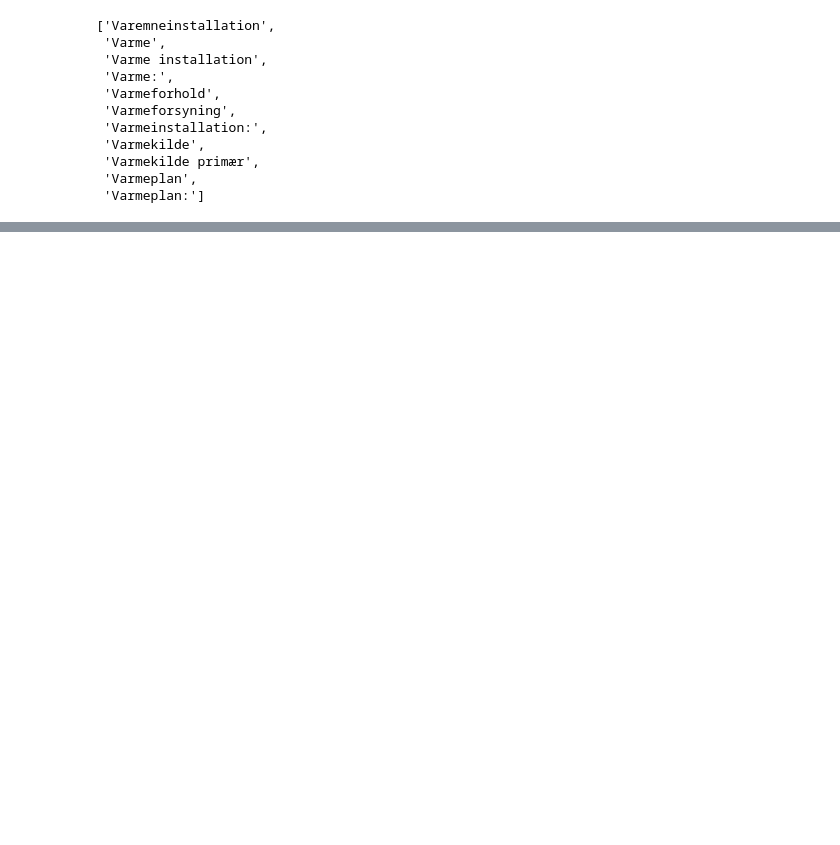
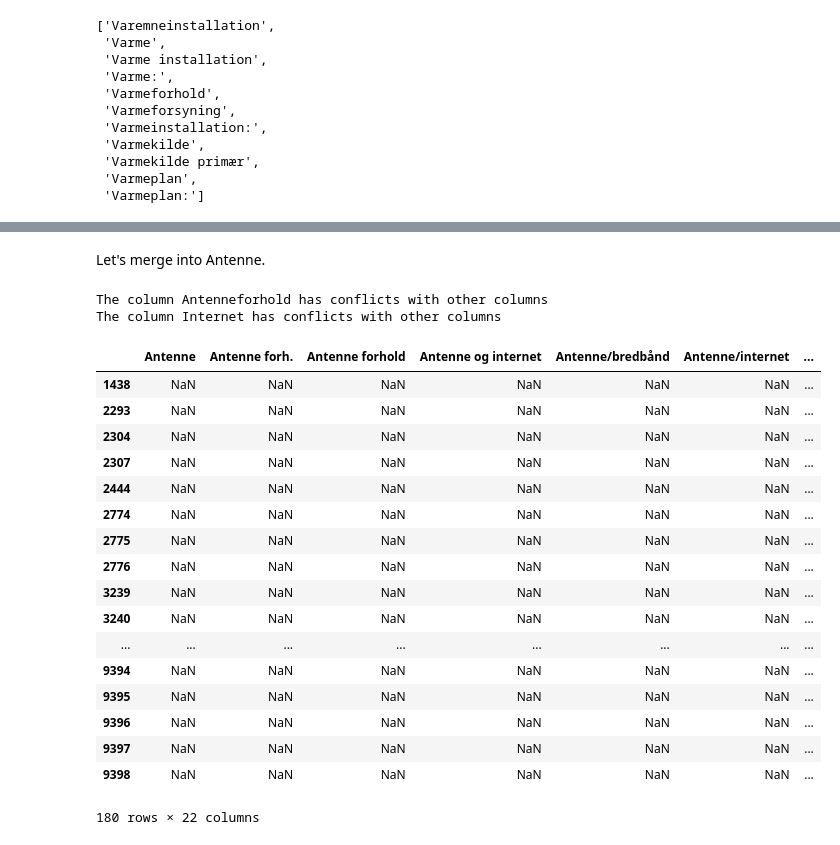
Before and after one commit to mbroend/predicting-home-prices, a Jupyter notebook: Data Wrangling.ipynb, the cells around one changed output, grey strips where cells are left out. Cells and saved outputs as stored; diff of their text form; code cells hidden in the pictures; blank space fills up the shorter version.

Commit message:
Finished cleaning data!

```diff
--- a/Data Wrangling.ipynb
+++ b/Data Wrangling.ipynb
@@ -1535,0 +1513,3 @@ KeyError: "['Varemneinstallation' 'Varme' 'Varme installation' 'Varme:'\n 'Varme
+# %%
+sewer_cols = df_clean.columns.tolist()[-17:-12]
+sewer_cols
@@ -1535,0 +1559,6 @@ KeyError: "['Varemneinstallation' 'Varme' 'Varme installation' 'Varme:'\n 'Varme
+# %%
+sewer_cols.remove('Kloak')
+# %%
+df_clean.drop(axis = 1, columns = sewer_cols, inplace = True)
+df_clean.rename(columns = {"Kloak": "Sewers"}, inplace = True)
+df_clean.head()
@@ -1535,0 +1574,6 @@ KeyError: "['Varemneinstallation' 'Varme' 'Varme installation' 'Varme:'\n 'Varme
+# %%
+antenna_cols = df_clean.columns.tolist()[22:-35]
+antenna_cols.extend(df_clean.columns.tolist()[52:-13])
+antenna_cols.append('Anetenneforhold')
+antenna_cols.append('Bredbånd')
+antenna_cols
@@ -1535,0 +1638,28 @@ KeyError: "['Varemneinstallation' 'Varme' 'Varme installation' 'Varme:'\n 'Varme
+# %% [markdown]
+Let's merge into Antenne.
+# %%
+merge_columns(df_clean, antenna_cols, 'Antenne')
+# %% [output]
+The column Antenneforhold has conflicts with other columns
+The column Internet has conflicts with other columns
+# %%
+df_clean[~df_clean['Antenneforhold'].isnull()][antenna_cols]
+# %% [output]
+|  | Antenne | Antenne forh. | Antenne forhold | Antenne og internet | Antenne/bredbånd | Antenne/internet | ... |
+| 1438 | NaN | NaN | NaN | NaN | NaN | NaN | ... |
+| 2293 | NaN | NaN | NaN | NaN | NaN | NaN | ... |
+| 2304 | NaN | NaN | NaN | NaN | NaN | NaN | ... |
+| 2307 | NaN | NaN | NaN | NaN | NaN | NaN | ... |
+| 2444 | NaN | NaN | NaN | NaN | NaN | NaN | ... |
+| 2774 | NaN | NaN | NaN | NaN | NaN | NaN | ... |
+| 2775 | NaN | NaN | NaN | NaN | NaN | NaN | ... |
+| 2776 | NaN | NaN | NaN | NaN | NaN | NaN | ... |
+| 3239 | NaN | NaN | NaN | NaN | NaN | NaN | ... |
+| 3240 | NaN | NaN | NaN | NaN | NaN | NaN | ... |
+| ... | ... | ... | ... | ... | ... | ... | ... |
+| 9394 | NaN | NaN | NaN | NaN | NaN | NaN | ... |
+| 9395 | NaN | NaN | NaN | NaN | NaN | NaN | ... |
+| 9396 | NaN | NaN | NaN | NaN | NaN | NaN | ... |
+| 9397 | NaN | NaN | NaN | NaN | NaN | NaN | ... |
+| 9398 | NaN | NaN | NaN | NaN | NaN | NaN | ... |
+180 rows × 22 columns
```
Also changed, not shown: parts of 92 cells of this notebook, 1 other file.
